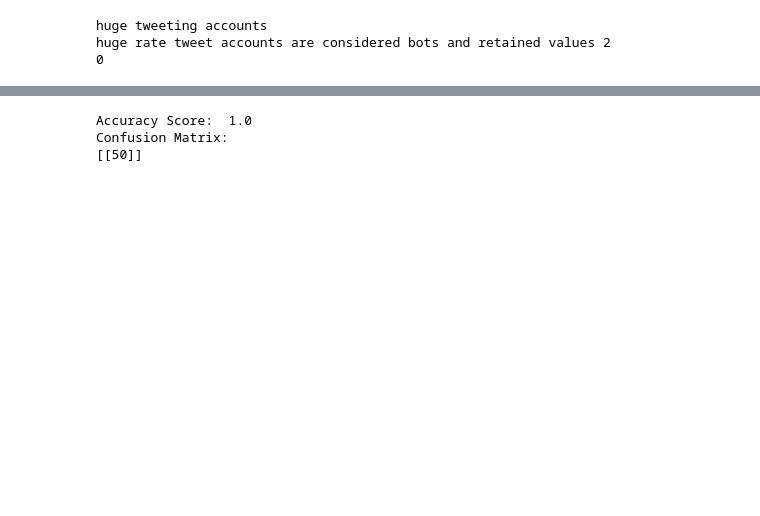
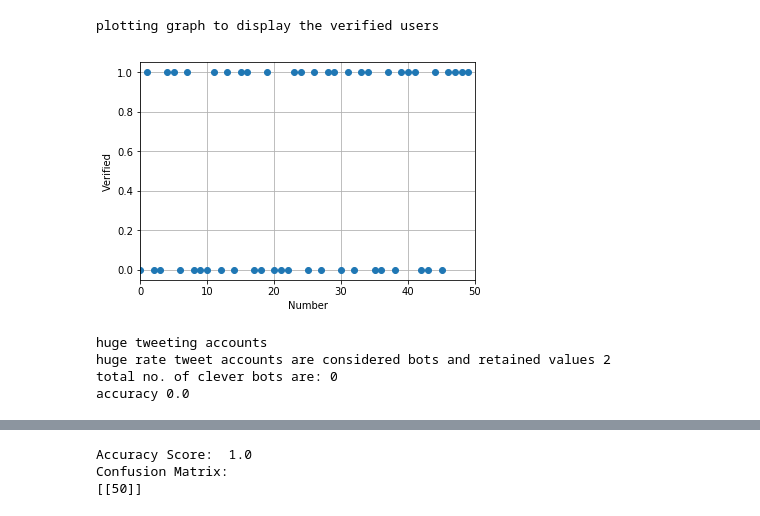
Before and after one commit to dattasainathd/TwitterBot3, a Jupyter notebook: MyUserAnalysis.ipynb, the cells around one changed output, grey strips where cells are left out. Drawn from its saved outputs; the diff is of its cells as text; code cells hidden in the pictures; blank space fills up the shorter version.

```diff
--- a/MyUserAnalysis.ipynb
+++ b/MyUserAnalysis.ipynb
@@ -140,10 +247,23 @@ twitter user accounts which are verified are assigned to value 3
+# %%
+plt.plot(data2['no'],data2['verified'],'o')
+plt.xlabel('Number')
+plt.ylabel('Verified')
+axes = plt.gca()
+axes = plt.gca()
+axes.set_xlim([0,data2.shape[0]])
+plt.grid(True)
+
+print("plotting graph to display the verified users")
+# %% [output]
+plotting graph to display the verified users
+[figure, added]
 # %%
 #there might be some clever bots who dont have any description but follow huge number of poeople or they are followed
 #by huge number.
 serial = -1
 count = 0
 unnec = []
-for x in range(0, 575):
+for x in range(0, data2.shape[0]):
     try:
         serial = serial + 1
         if(data.loc[serial, 'Value']==1 or data.loc[serial, 'Value']==0):
@@ -155,8 +275,10 @@ for x in range(0, 575):
         pass
 print("huge tweeting accounts")
 print("huge rate tweet accounts are considered bots and retained values 2")
-print(count)
+print("total no. of clever bots are:", count)
+print("accuracy", count/data2.shape[0])
 # %% [output]
 huge tweeting accounts
 huge rate tweet accounts are considered bots and retained values 2
-0
+total no. of clever bots are: 0
+accuracy 0.0
```
Also changed, not shown: parts of 14 cells of this notebook, 9 other files.
